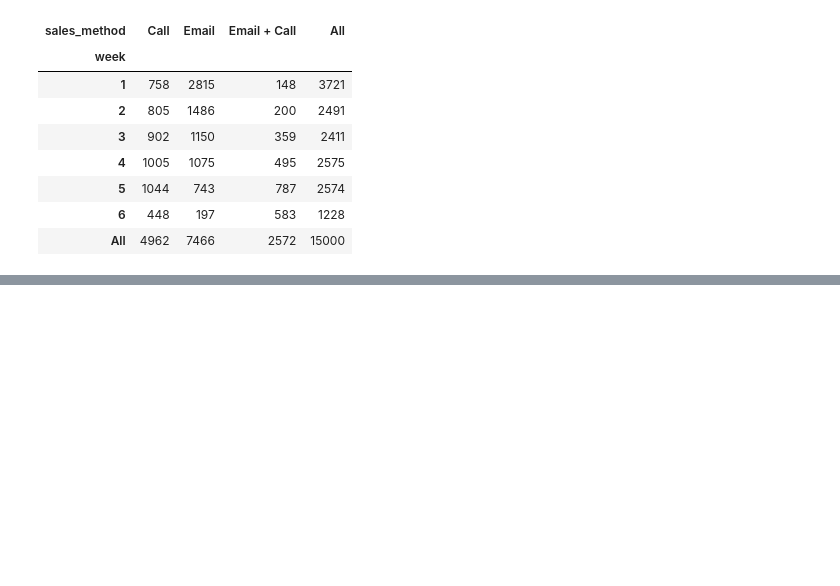
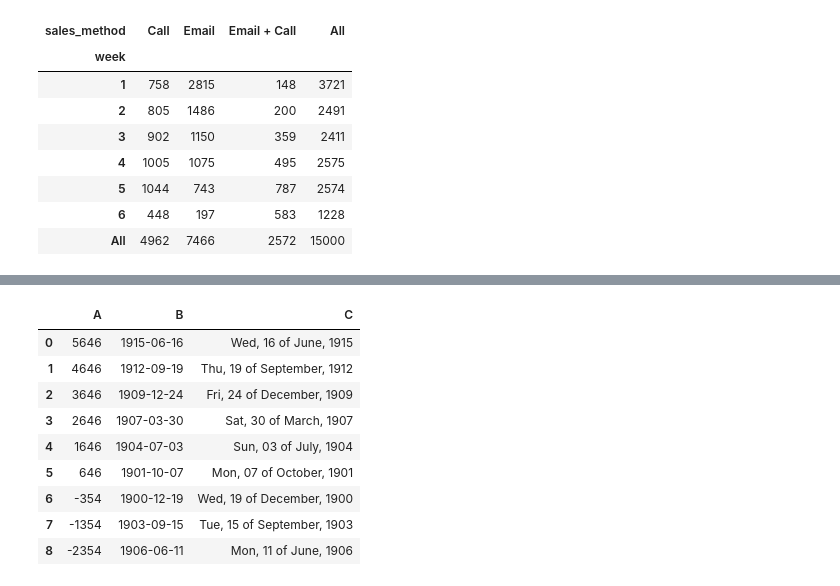
Before and after one commit to Femiolajide/Note, a Jupyter notebook: pop.ipynb, the cells around one changed output, grey strips where cells are left out. Cells and saved outputs as stored; diff of their text form; code cells hidden in the pictures; blank space fills up the shorter version.

```diff
--- a/pop.ipynb
+++ b/pop.ipynb
@@ -1534,0 +1617,14 @@ pd.crosstab(data1["week"],
+# %%
+ex["B"] = pd.to_datetime(ex["B"],format="%d/%m/%Y")
+ex
+# %% [output]
+|  | A | B | C |
+| 0 | 5646 | 1915-06-16 | Wed, 16 of June, 1915 |
+| 1 | 4646 | 1912-09-19 | Thu, 19 of September, 1912 |
+| 2 | 3646 | 1909-12-24 | Fri, 24 of December, 1909 |
+| 3 | 2646 | 1907-03-30 | Sat, 30 of March, 1907 |
+| 4 | 1646 | 1904-07-03 | Sun, 03 of July, 1904 |
+| 5 | 646 | 1901-10-07 | Mon, 07 of October, 1901 |
+| 6 | -354 | 1900-12-19 | Wed, 19 of December, 1900 |
+| 7 | -1354 | 1903-09-15 | Tue, 15 of September, 1903 |
+| 8 | -2354 | 1906-06-11 | Mon, 11 of June, 1906 |
```
Also changed, not shown: parts of 6 cells of this notebook, 1 other file.
